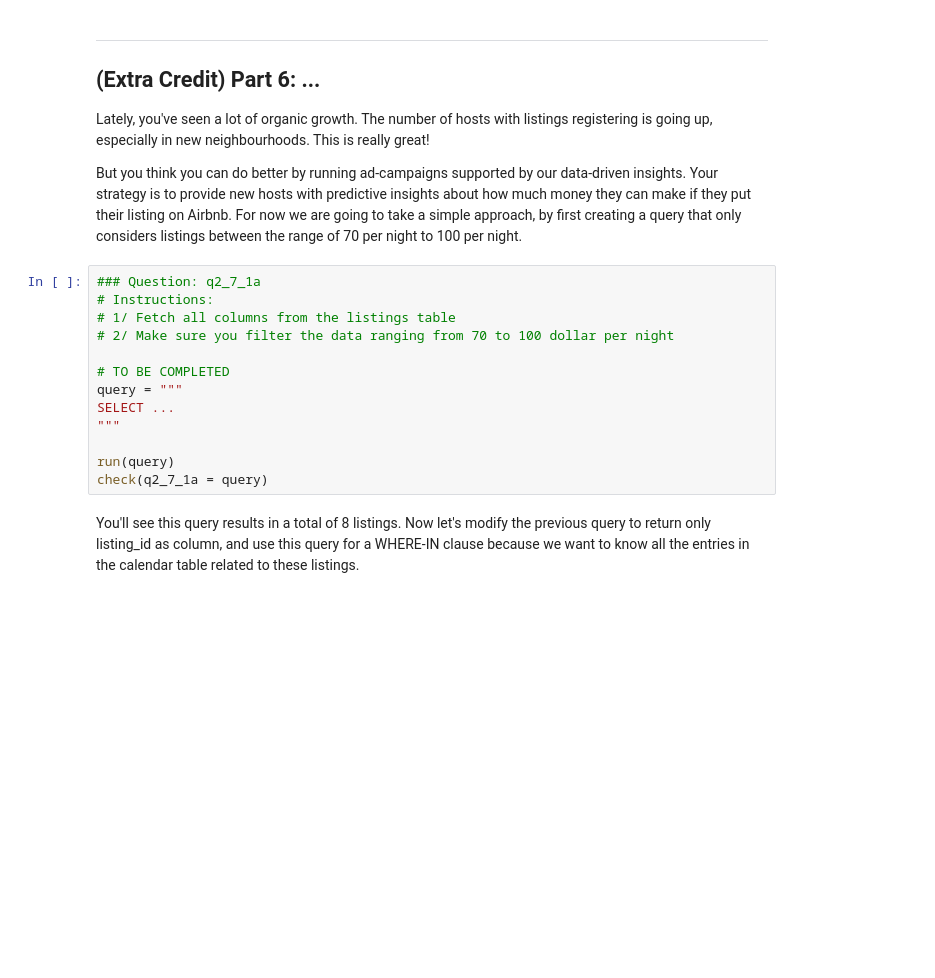
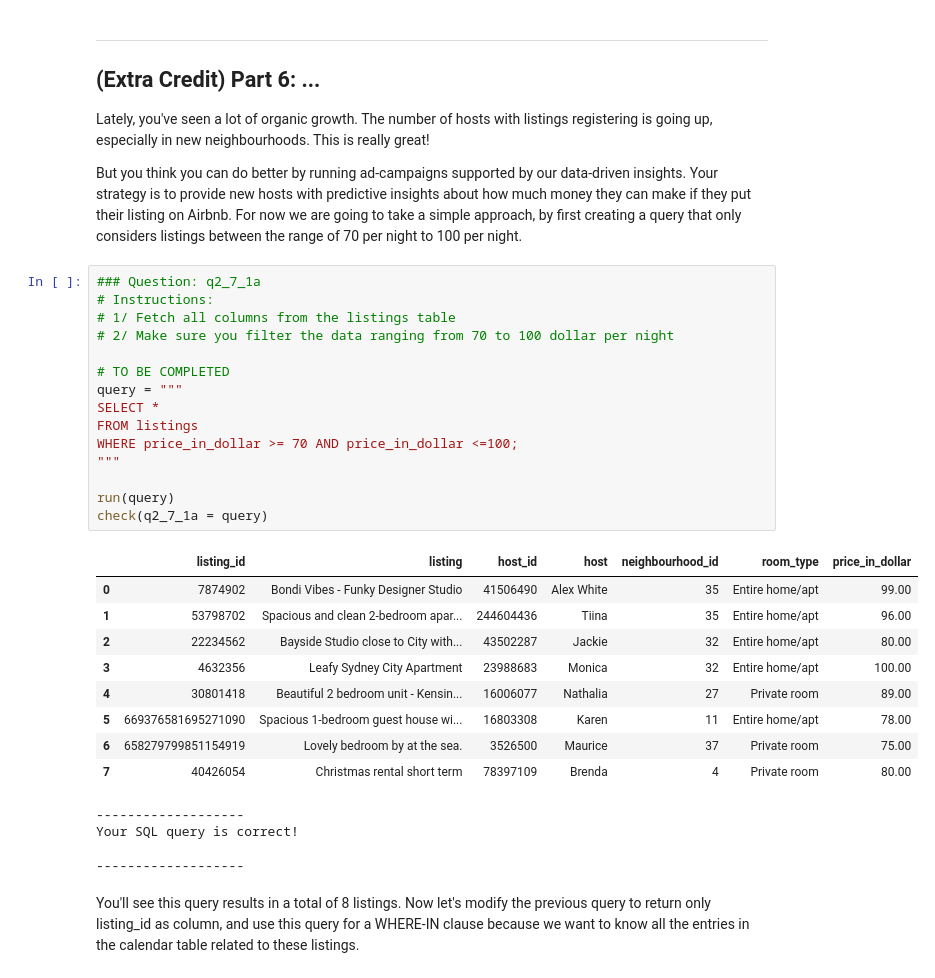
Before and after one commit to SafetyVest2789/colab_notebook, a Jupyter notebook: Rafael_Quinde_Week_2_Project_SQLCC.ipynb, the cells around one changed output. Saved outputs shown, nothing was run; the diff lists cells and outputs as text; blank space fills up the shorter version.

```diff
--- a/Rafael_Quinde_Week_2_Project_SQLCC.ipynb
+++ b/Rafael_Quinde_Week_2_Project_SQLCC.ipynb
@@ -417,16 +645,32 @@ But you think you can do better by running ad-campaigns supported by our data-dr
 # %%
 ### Question: q2_7_1a
 # Instructions:
 # 1/ Fetch all columns from the listings table
 # 2/ Make sure you filter the data ranging from 70 to 100 dollar per night
 
 # TO BE COMPLETED
 query = """
-SELECT ...
+SELECT *
+FROM listings
+WHERE price_in_dollar >= 70 AND price_in_dollar <=100;
 """
 
 run(query)
 check(q2_7_1a = query)
+# %% [output]
+|  | listing_id | listing | host_id | host | neighbourhood_id | room_type | price_in_dollar |
+| 0 | 7874902 | Bondi Vibes - Funky Designer Studio | 41506490 | Alex White | 35 | Entire home/apt | 99.00 |
+| 1 | 53798702 | Spacious and clean 2-bedroom apar... | 244604436 | Tiina | 35 | Entire home/apt | 96.00 |
+| 2 | 22234562 | Bayside Studio close to City with... | 43502287 | Jackie | 32 | Entire home/apt | 80.00 |
+| 3 | 4632356 | Leafy Sydney City Apartment | 23988683 | Monica | 32 | Entire home/apt | 100.00 |
+| 4 | 30801418 | Beautiful 2 bedroom unit - Kensin... | 16006077 | Nathalia | 27 | Private room | 89.00 |
+| 5 | 669376581695271090 | Spacious 1-bedroom guest house wi... | 16803308 | Karen | 11 | Entire home/apt | 78.00 |
+| 6 | 658279799851154919 | Lovely bedroom by at the sea. | 3526500 | Maurice | 37 | Private room | 75.00 |
+| 7 | 40426054 | Christmas rental short term | 78397109 | Brenda | 4 | Private room | 80.00 |
+-------------------
+Your SQL query is correct!
+
+-------------------
 # %% [markdown]
 You'll see this query results in a total of 8 listings. Now let's modify the previous query to return only listing_id as column, and use this query for a WHERE-IN clause because we want to know all the entries in the calendar table related to these listings.
 # %%
```
Also changed, not shown: parts of 18 cells of this notebook.
